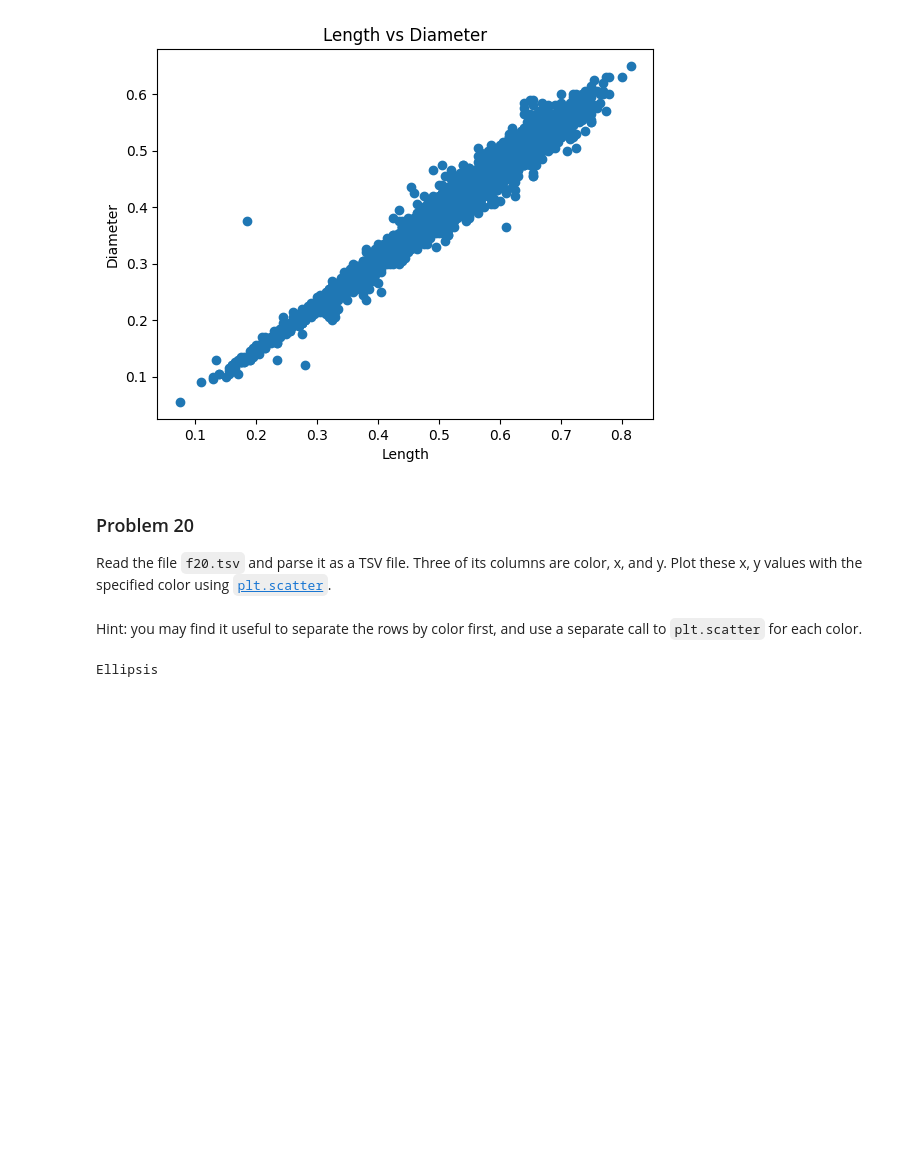
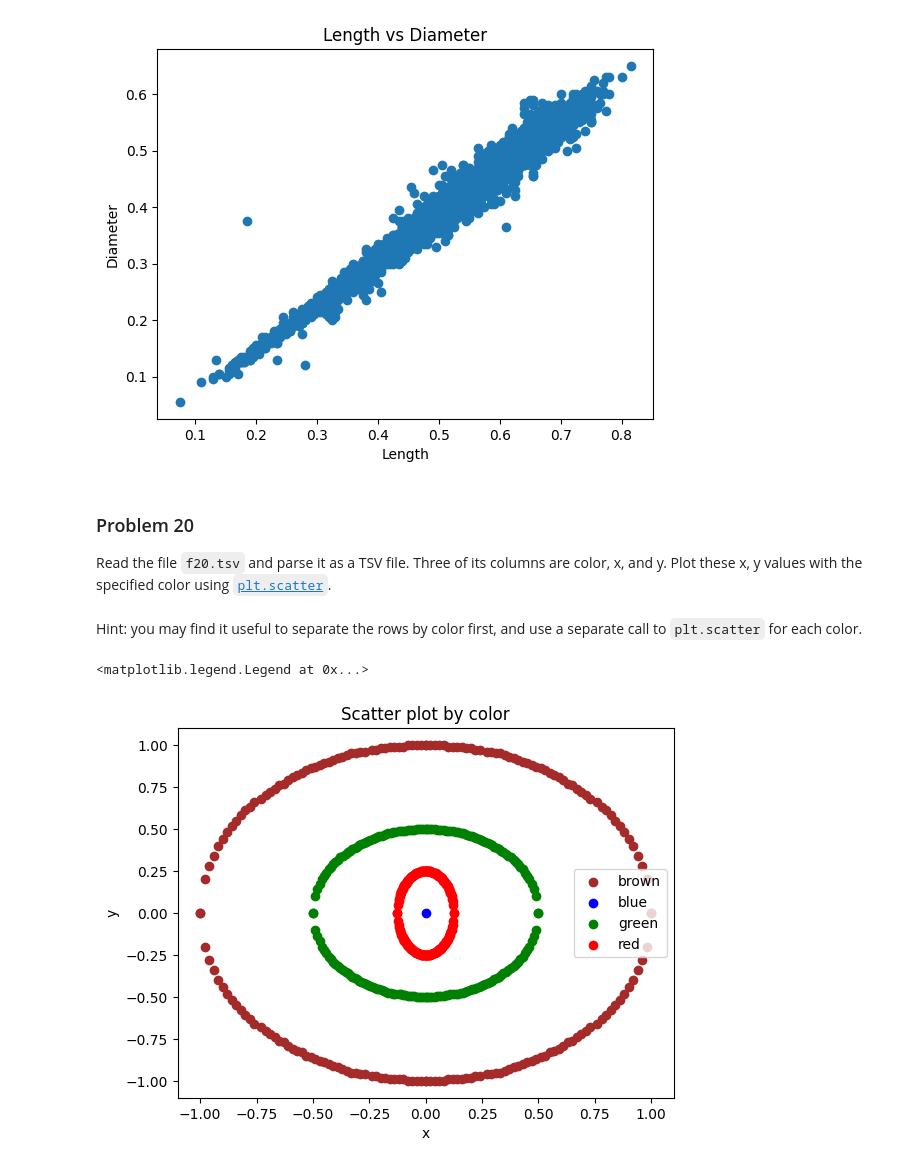
Before and after one commit to nikhil-bu/dx602-homework-05, a Jupyter notebook: homework.ipynb, the cells around one changed output. Drawn from its saved outputs; the diff is of its cells as text; code cells hidden in the pictures; blank space fills up the shorter version.

```diff
--- a/homework.ipynb
+++ b/homework.ipynb
@@ -565,9 +565,36 @@ Three of its columns are color, x, and y.
 Plot these x, y values with the specified color using [`plt.scatter`](https://matplotlib.org/stable/api/_as_gen/matplotlib.pyplot.scatter.html).
 # %% [markdown]
 Hint: you may find it useful to separate the rows by color first, and use a separate call to `plt.scatter` for each color.
-# %%
-# YOUR CHANGES HERE
-
-...
-# %% [output]
-Ellipsis
+# %%
+# YOUR CHANGES HERE
+
+colors_seen = []  # unique colors
+xs_lists = []     # list of x-values
+ys_lists = []     # list of y-values
+
+with open("f20.tsv", "r") as f:
+    next(f)  # skip header
+    for line in f:
+        color, x_str, y_str = line.strip().split('\t')
+        x, y = float(x_str), float(y_str)
+
+        if color not in colors_seen:
+            colors_seen.append(color)
+            xs_lists.append([x])
+            ys_lists.append([y])
+        else:
+            idx = colors_seen.index(color)
+            xs_lists[idx].append(x)
+            ys_lists[idx].append(y)
+
+# Plot each color group
+for color, xs, ys in zip(colors_seen, xs_lists, ys_lists):
+    plt.scatter(xs, ys, color=color, label = color)
+
+plt.xlabel("x")
+plt.ylabel("y")
+plt.title("Scatter plot by color")
+plt.legend()
+# %% [output]
+<matplotlib.legend.Legend at 0x...>
+[figure, added]
```
